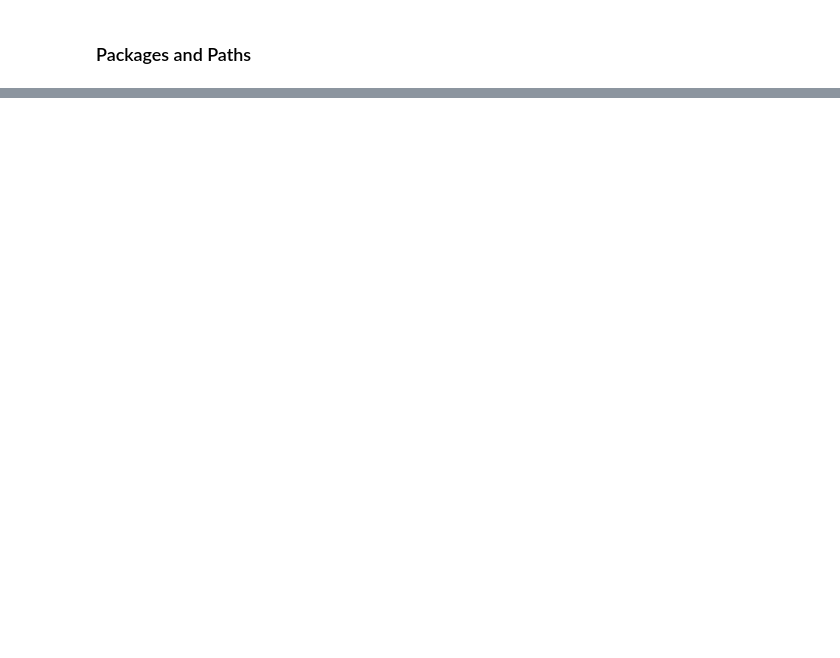
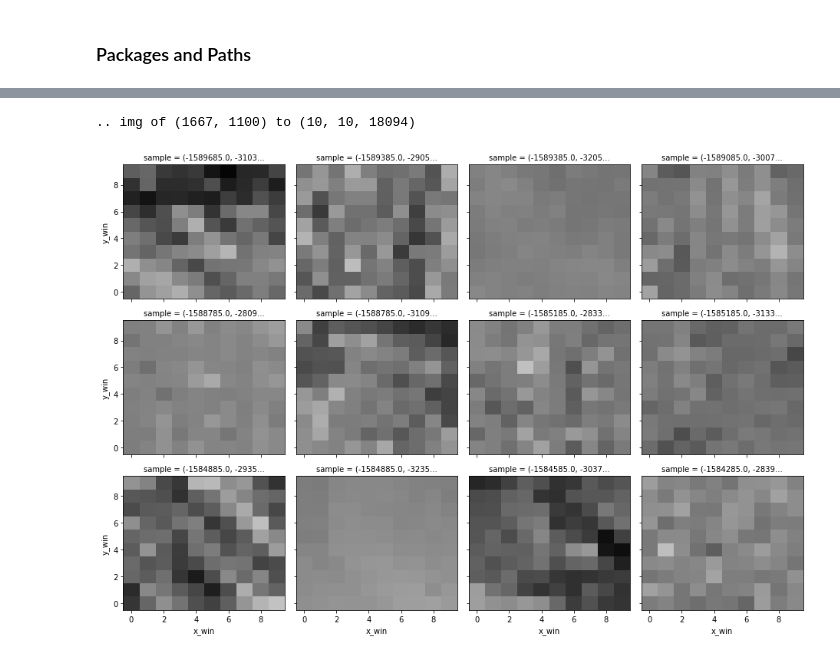
Before and after one commit to mizeboud/NormalisedRadonTransform, a Jupyter notebook: python/notebooks/example_NeRD.ipynb, the cells around one changed output, grey strips where cells are left out. Cells and saved outputs as stored; diff of their text form; code cells hidden in the pictures; blank space fills up the shorter version.

```diff
--- a/python/notebooks/example_NeRD.ipynb
+++ b/python/notebooks/example_NeRD.ipynb
@@ -1156,0 +161,20 @@ Attributes:
+# %%
+# -- cut windows
+
+# use full img
+# windows_df = nerd.cut_img_to_windows(img,wsize=wsize) # (x_win, y_win, sample)
+
+# use small example area
+windows_df = nerd.cut_img_to_windows(img_zoom,wsize=wsize) # (x_win, y_win, sample)
+# %% [output]
+.. img of (1667, 1100) to (10, 10, 18094)
+# %%
+# -- plot a few windows as example
+
+sample_idx = np.concatenate((np.arange(8400,9000,100),np.arange(10800,11400,100)),axis=0)
+
+plot_windows = windows_df.isel(sample=sample_idx).plot(
+                    x="x_win", y="y_win", col="sample", col_wrap=4,
+                    vmin=0, vmax=1, cmap='gray', add_colorbar=False)
+# %% [output]
+[figure, added]
```
Also changed, not shown: parts of 64 cells of this notebook.
